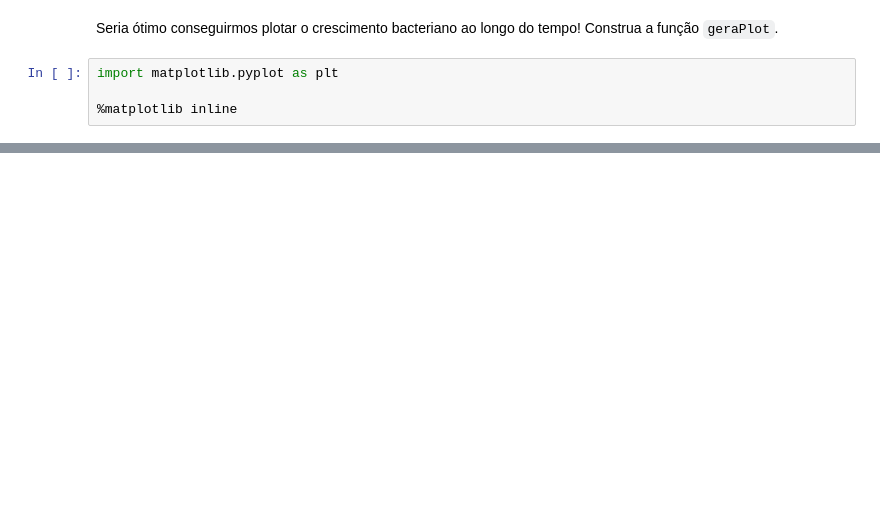
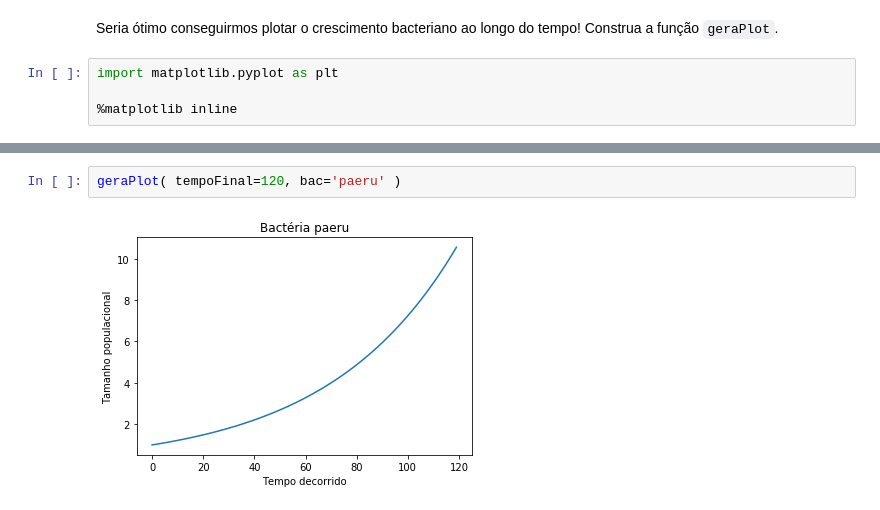
Before and after one commit to pedrosiracusa/curso_intro_prog_biol, a Jupyter notebook: projetos/baccalc.ipynb, the cells around one changed output, grey strips where cells are left out. Saved outputs shown, nothing was run; the diff lists cells and outputs as text; blank space fills up the shorter version.

```diff
--- a/projetos/baccalc.ipynb
+++ b/projetos/baccalc.ipynb
@@ -74,0 +194,4 @@ def geraPlot( tempoFinal ):
+# %%
+geraPlot( tempoFinal=120, bac='paeru' )
+# %% [output]
+[figure, added]
```
Also changed, not shown: parts of 18 cells of this notebook, 5 other files.
